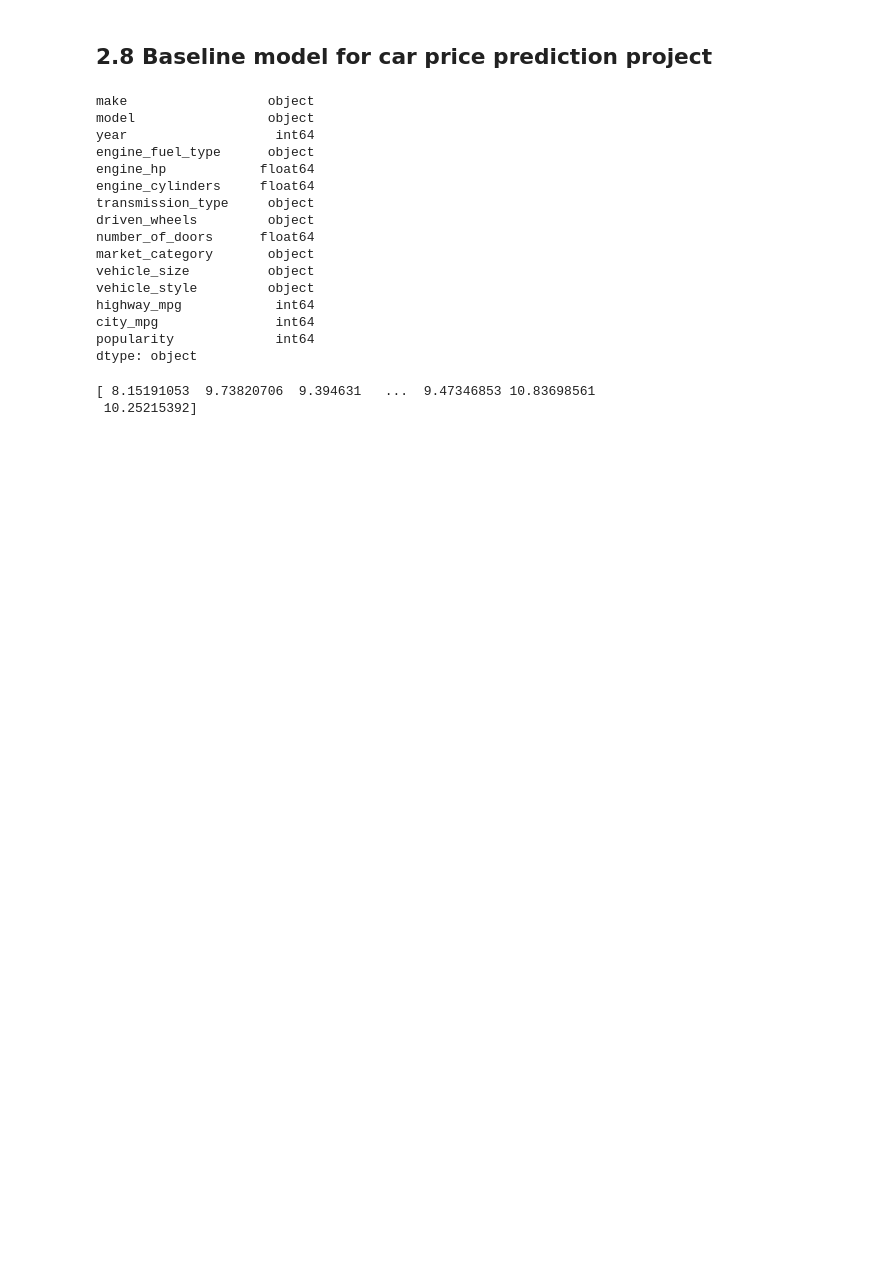
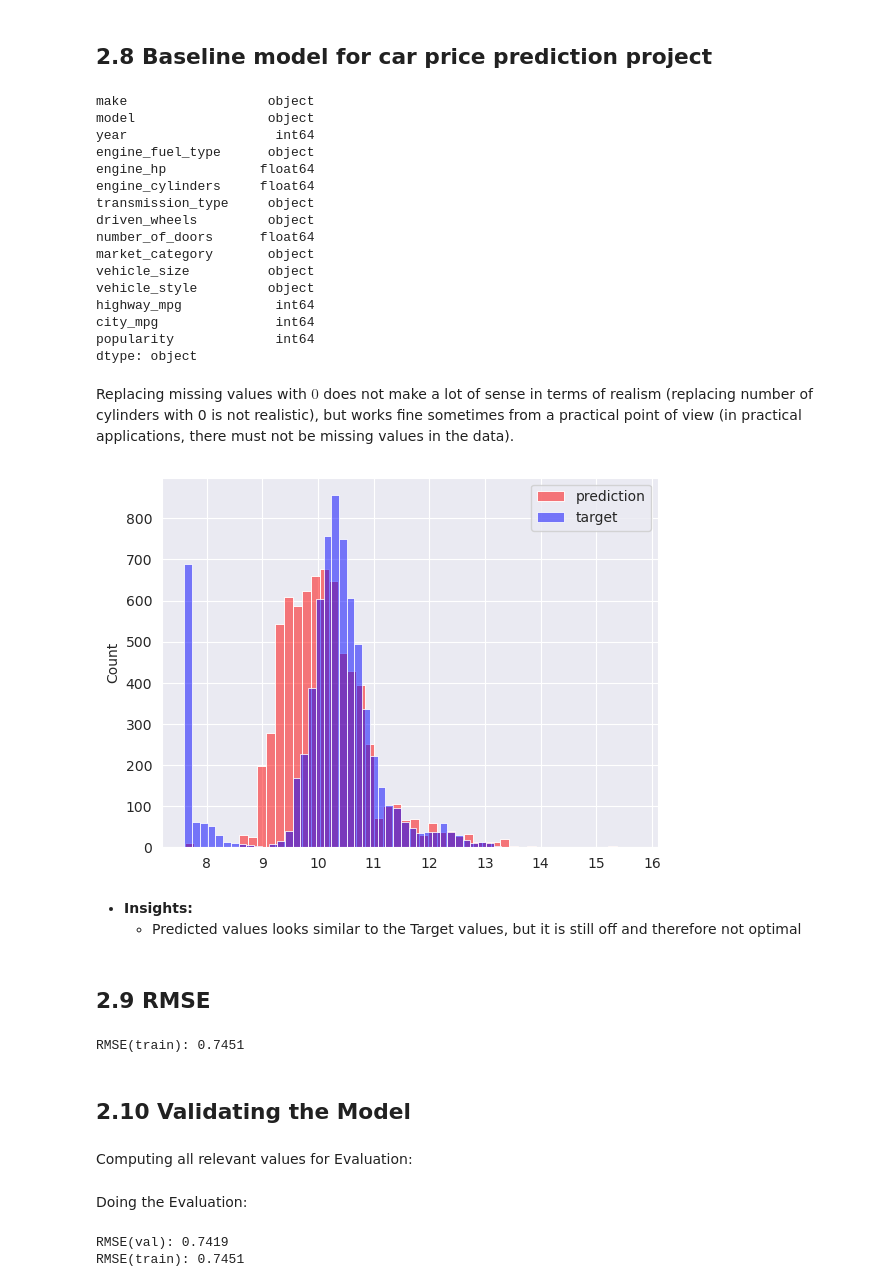
Before and after one commit to joweyel/ml-zoomcamp-material, a Jupyter notebook: 02-regression/notebooks/02-price-prediction.ipynb, the cells around one changed output. Drawn from its saved outputs; the diff is of its cells as text; code cells hidden in the pictures; blank space fills up the shorter version.

```diff
--- a/02-regression/notebooks/02-price-prediction.ipynb
+++ b/02-regression/notebooks/02-price-prediction.ipynb
@@ -464,11 +464,14 @@ array([37.31, 50.11, 13.86])
 ## 2.7 Training linear regression: Normal equation
 # %%
 def train_linear_regression(X, y):
-    XTX = X.T @ X
-    inv_XTX = np.linalg.inv(XTX)
-    w = inv_XTX @ X.T @ y
-    # One liner: return np.linalg.inv(X.T @ X) @ X.T @ y
-    return w
+    ones = np.ones(X.shape[0])
+    X = np.column_stack([ones, X])
+
+    XTX = X.T.dot(X)
+    XTX_inv = np.linalg.inv(XTX)
+    w_full = XTX_inv.dot(X.T).dot(y)
+
+    return w_full[0], w_full[1:]
 # %%
 X = [
     [148, 24, 1385],
@@ -543,12 +534,27 @@ w = W[1:]
-# %%
-# Do predictions with the learned parameters
-y_pred = X_train.dot(W)
-print(y_pred)
-# %% [output]
-[ 8.15191053  9.73820706  9.394631   ...  9.47346853 10.83698561
- 10.25215392]
+# %% [markdown]
+Replacing missing values with $0$ does not make a lot of sense in terms of realism (replacing number of cylinders with 0 is not realistic), but works fine sometimes from a practical point of view (in practical applications, there must not be missing values in the data).
+# %%
+base = ['engine_hp', 'engine_cylinders', 'highway_mpg',
+        'city_mpg', 'popularity']
+
+# Will result in nan-values if missing values present
+X_train = df_train[base].fillna(0).values
+
+w0, w = train_linear_regression(X_train, y_train)
+
+# Do predictions with the learned parameters
+y_pred = w0 + X_train.dot(w)
 # %%
-# sns.histplot(y_pred, color="red", alpha=0.5, bins=50)
-# sns.histplot(y_train, color="blue", alpha=0.5, bins=50)
+sns.histplot(y_pred, color="red", alpha=0.5, bins=50, label="prediction")
+sns.histplot(y_train, color="blue", alpha=0.5, bins=50, label="target")
+plt.legend()
+plt.show()
 
 # TODO: still some error!
+# %% [output]
+[figure, added]
+# %% [markdown]
+- **Insights:**
+    - Predicted values looks similar to the Target values, but it is still off and therefore not optimal
+# %% [markdown]
+## 2.9 RMSE
@@ -554,0 +565,7 @@ print(y_pred)
+# %%
+RMSE_train = rmse(y_train, y_pred)
+print(f"RMSE(train): {RMSE_train:.4f}")
+# %% [output]
+RMSE(train): 0.7451
+# %% [markdown]
+## 2.10 Validating the Model
@@ -554,0 +579,2 @@ print(y_pred)
+# %% [markdown]
+Computing all relevant values for Evaluation:
@@ -554,0 +592,11 @@ print(y_pred)
+# %% [markdown]
+Doing the Evaluation:
+# %%
+
+RMSE_val = rmse(y_val, y_pred)
+# Very similar results
+print(f"RMSE(val): {RMSE_val:.4f}")
+print(f"RMSE(train): {RMSE_train:.4f}")
+# %% [output]
+RMSE(val): 0.7419
+RMSE(train): 0.7451
```
Also changed, not shown: parts of 27 cells of this notebook, 1 other file.
